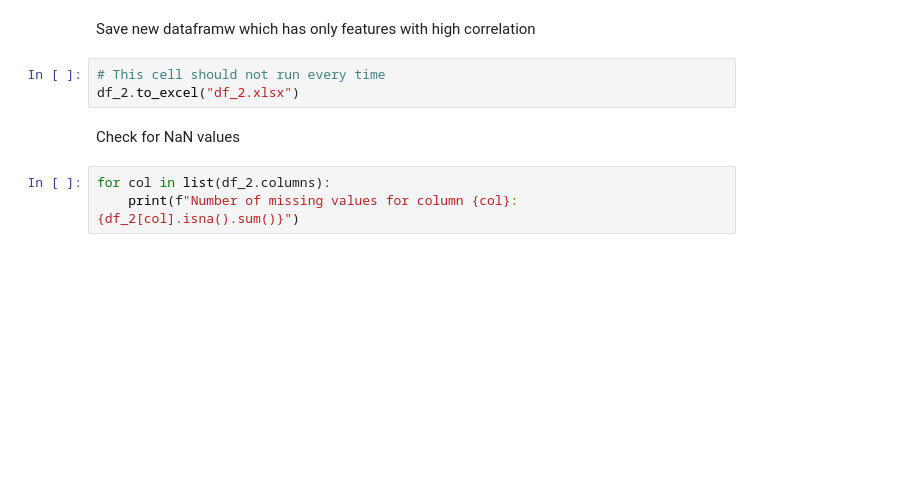
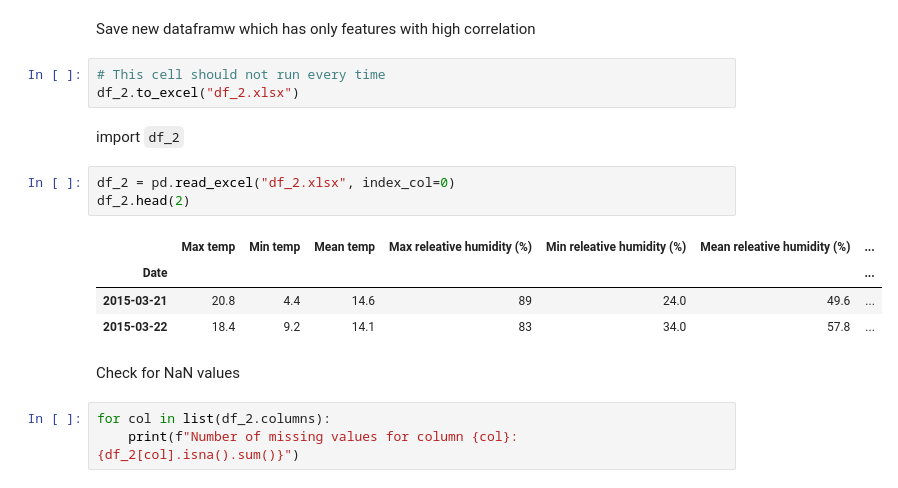
Before and after one commit to MohammadRezaAlikhani/Water-demand-time-series-prediction, a Jupyter notebook: Thesis.ipynb, the cells around one changed output. Cells and saved outputs as stored; diff of their text form; blank space fills up the shorter version.

```diff
--- a/Thesis.ipynb
+++ b/Thesis.ipynb
@@ -222,6 +234,16 @@ Save new dataframw which has only features with high correlation
 # %%
 # This cell should not run every time
 df_2.to_excel("df_2.xlsx")
+# %% [markdown]
+import `df_2`
+# %%
+df_2 = pd.read_excel("df_2.xlsx", index_col=0)
+df_2.head(2)
+# %% [output]
+|  | Max temp | Min temp | Mean temp | Max releative humidity (%) | Min releative humidity (%) | Mean releative humidity (%) | ... |
+| Date |  |  |  |  |  |  | ... |
+| 2015-03-21 | 20.8 | 4.4 | 14.6 | 89 | 24.0 | 49.6 | ... |
+| 2015-03-22 | 18.4 | 9.2 | 14.1 | 83 | 34.0 | 57.8 | ... |
 # %% [markdown]
 Check for NaN values
 # %%
```
Also changed, not shown: parts of 14 cells of this notebook.
